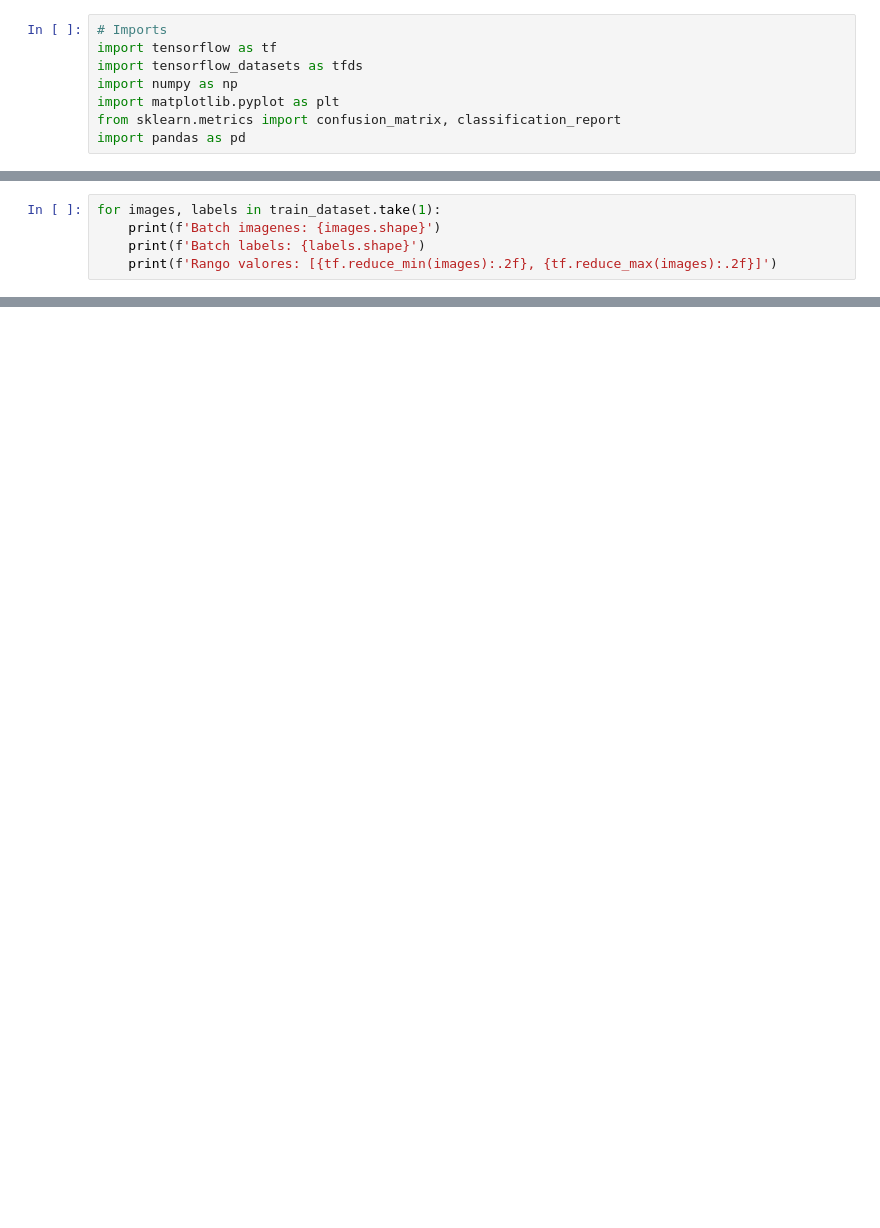
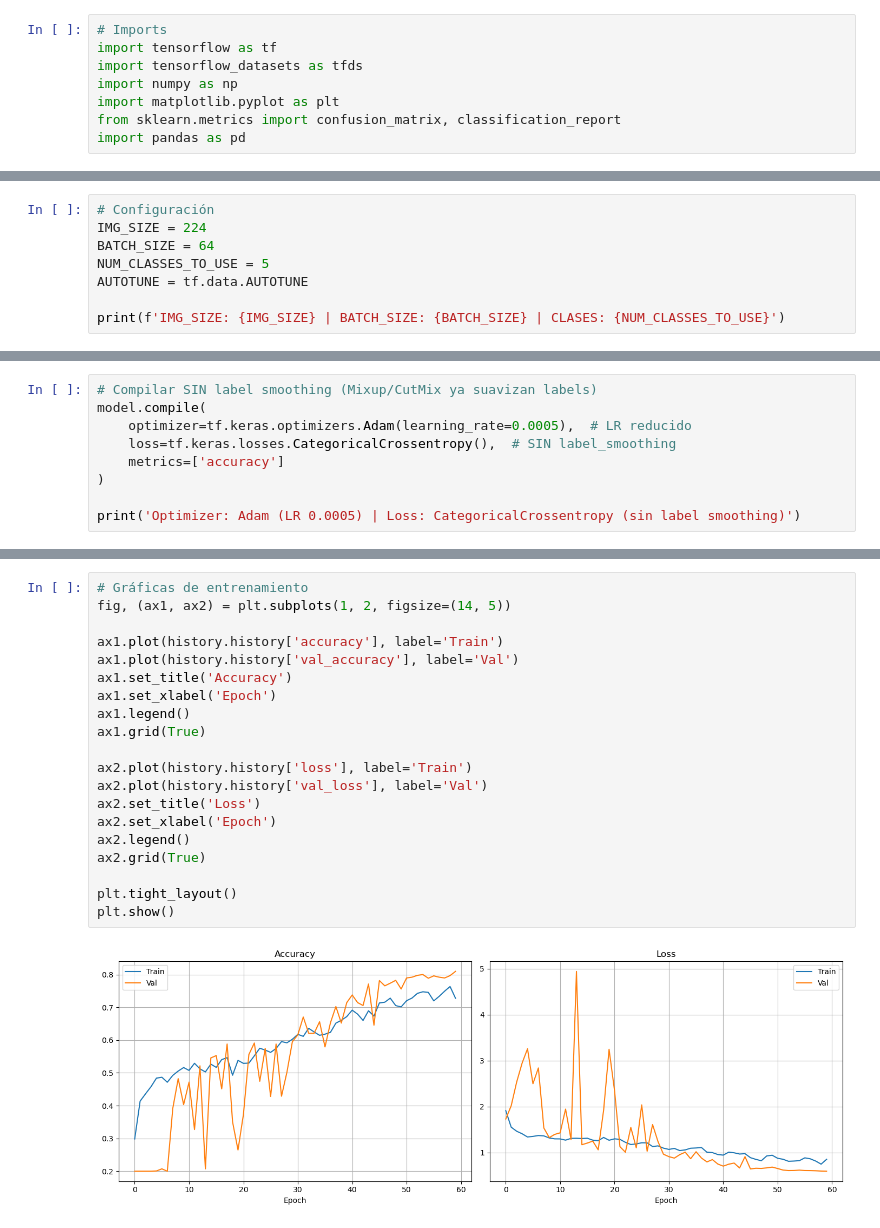
Before and after one commit to JesusMaVe/ia_jup.py, a Jupyter notebook: nutri-v2.1.ipynb, the cells around one changed output, grey strips where cells are left out. Cells and saved outputs as stored; diff of their text form; blank space fills up the shorter version.

```diff
--- a/nutri-v2.1.ipynb
+++ b/nutri-v2.1.ipynb
@@ -94,5 +12,0 @@ val_dataset = (
-# %%
-for images, labels in train_dataset.take(1):
-    print(f'Batch imagenes: {images.shape}')
-    print(f'Batch labels: {labels.shape}')
-    print(f'Rango valores: [{tf.reduce_min(images):.2f}, {tf.reduce_max(images):.2f}]')
@@ -395,0 +19,8 @@ OBJETIVO: ALCANZADO (meta: >50%)
+# %%
+# Configuración
+IMG_SIZE = 224
+BATCH_SIZE = 64
+NUM_CLASSES_TO_USE = 5
+AUTOTUNE = tf.data.AUTOTUNE
+
+print(f'IMG_SIZE: {IMG_SIZE} | BATCH_SIZE: {BATCH_SIZE} | CLASES: {NUM_CLASSES_TO_USE}')
@@ -395,0 +235,9 @@ OBJETIVO: ALCANZADO (meta: >50%)
+# %%
+# Compilar SIN label smoothing (Mixup/CutMix ya suavizan labels)
+model.compile(
+    optimizer=tf.keras.optimizers.Adam(learning_rate=0.0005),  # LR reducido
+    loss=tf.keras.losses.CategoricalCrossentropy(),  # SIN label_smoothing
+    metrics=['accuracy']
+)
+
+print('Optimizer: Adam (LR 0.0005) | Loss: CategoricalCrossentropy (sin label smoothing)')
@@ -395,0 +347,22 @@ OBJETIVO: ALCANZADO (meta: >50%)
+# %%
+# Gráficas de entrenamiento
+fig, (ax1, ax2) = plt.subplots(1, 2, figsize=(14, 5))
+
+ax1.plot(history.history['accuracy'], label='Train')
+ax1.plot(history.history['val_accuracy'], label='Val')
+ax1.set_title('Accuracy')
+ax1.set_xlabel('Epoch')
+ax1.legend()
+ax1.grid(True)
+
+ax2.plot(history.history['loss'], label='Train')
+ax2.plot(history.history['val_loss'], label='Val')
+ax2.set_title('Loss')
+ax2.set_xlabel('Epoch')
+ax2.legend()
+ax2.grid(True)
+
+plt.tight_layout()
+plt.show()
+# %% [output]
+[figure, added]
```
Also changed, not shown: parts of 39 cells of this notebook, 2 other files.
